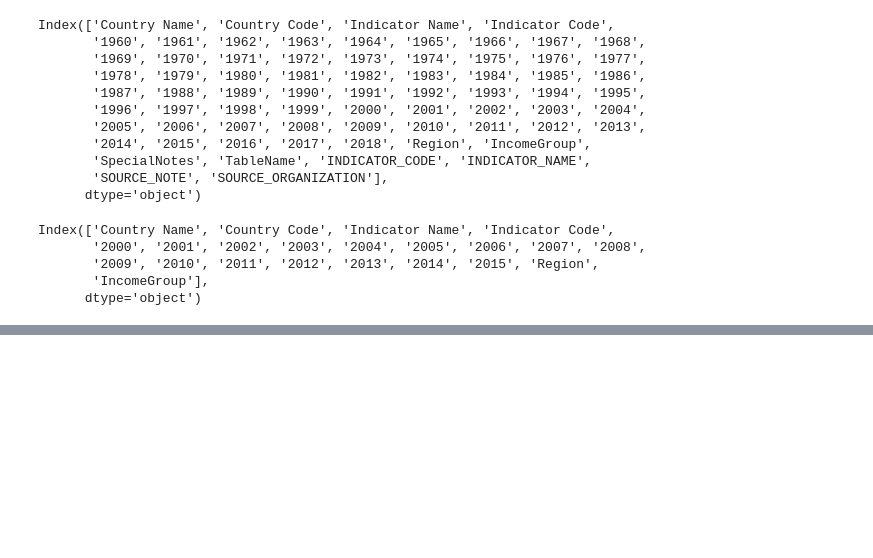
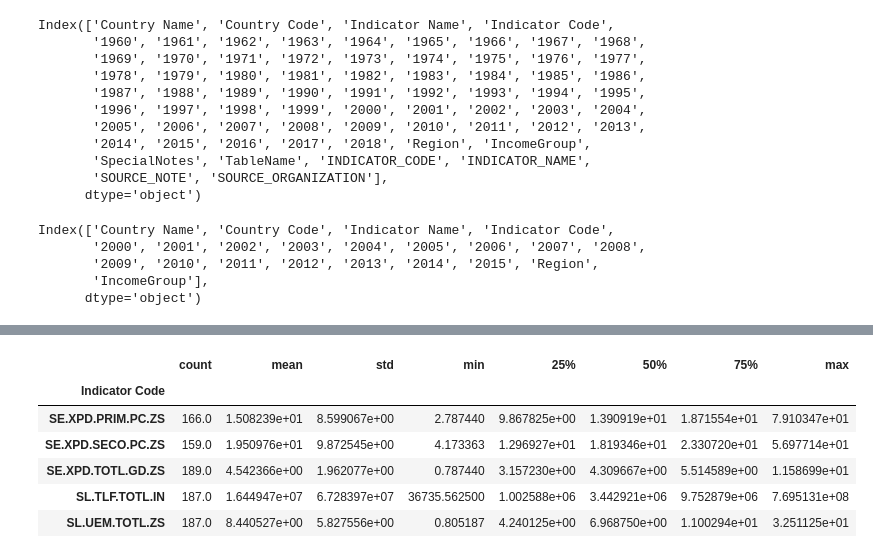
Before and after one commit to ancientfrog/teamplato, a Jupyter notebook: CS504_TeamPlato.ipynb, the cells around one changed output, grey strips where cells are left out. Saved outputs shown, nothing was run; the diff lists cells and outputs as text; code cells hidden in the pictures; blank space fills up the shorter version.

```diff
--- a/CS504_TeamPlato.ipynb
+++ b/CS504_TeamPlato.ipynb
@@ -89,0 +186,10 @@ df3.head()
+# %%
+df6.describe().transpose()
+# %% [output]
+|  | count | mean | std | min | 25% | 50% | 75% | max |
+| Indicator Code |  |  |  |  |  |  |  |  |
+| SE.XPD.PRIM.PC.ZS | 166.0 | 1.508239e+01 | 8.599067e+00 | 2.787440 | 9.867825e+00 | 1.390919e+01 | 1.871554e+01 | 7.910347e+01 |
+| SE.XPD.SECO.PC.ZS | 159.0 | 1.950976e+01 | 9.872545e+00 | 4.173363 | 1.296927e+01 | 1.819346e+01 | 2.330720e+01 | 5.697714e+01 |
+| SE.XPD.TOTL.GD.ZS | 189.0 | 4.542366e+00 | 1.962077e+00 | 0.787440 | 3.157230e+00 | 4.309667e+00 | 5.514589e+00 | 1.158699e+01 |
+| SL.TLF.TOTL.IN | 187.0 | 1.644947e+07 | 6.728397e+07 | 36735.562500 | 1.002588e+06 | 3.442921e+06 | 9.752879e+06 | 7.695131e+08 |
+| SL.UEM.TOTL.ZS | 187.0 | 8.440527e+00 | 5.827556e+00 | 0.805187 | 4.240125e+00 | 6.968750e+00 | 1.100294e+01 | 3.251125e+01 |
```
Also changed, not shown: parts of 15 cells of this notebook.
